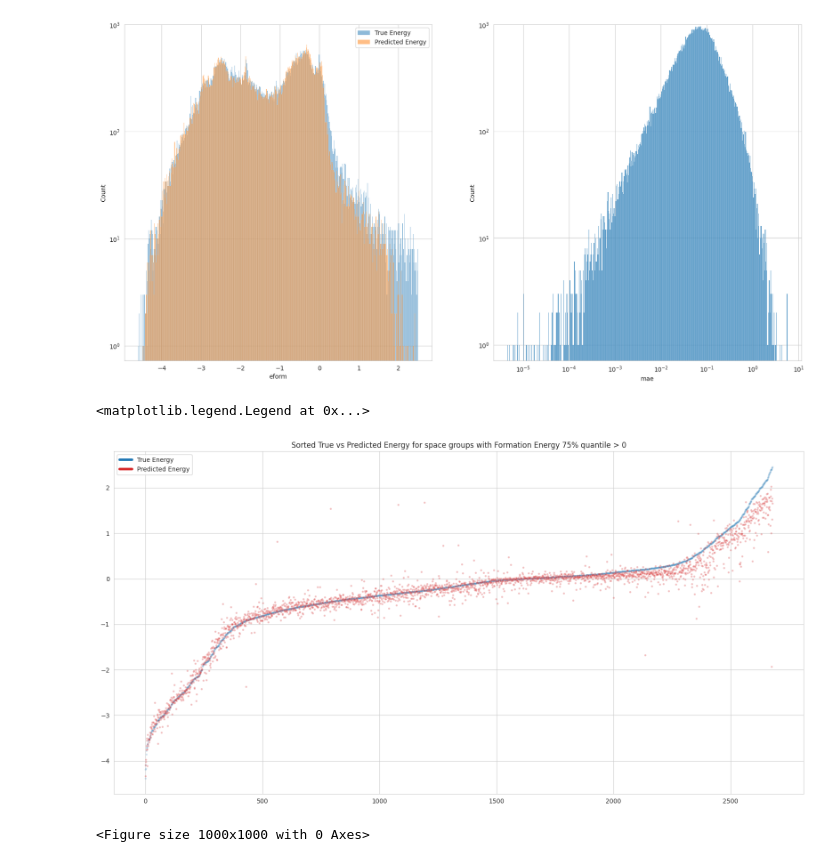
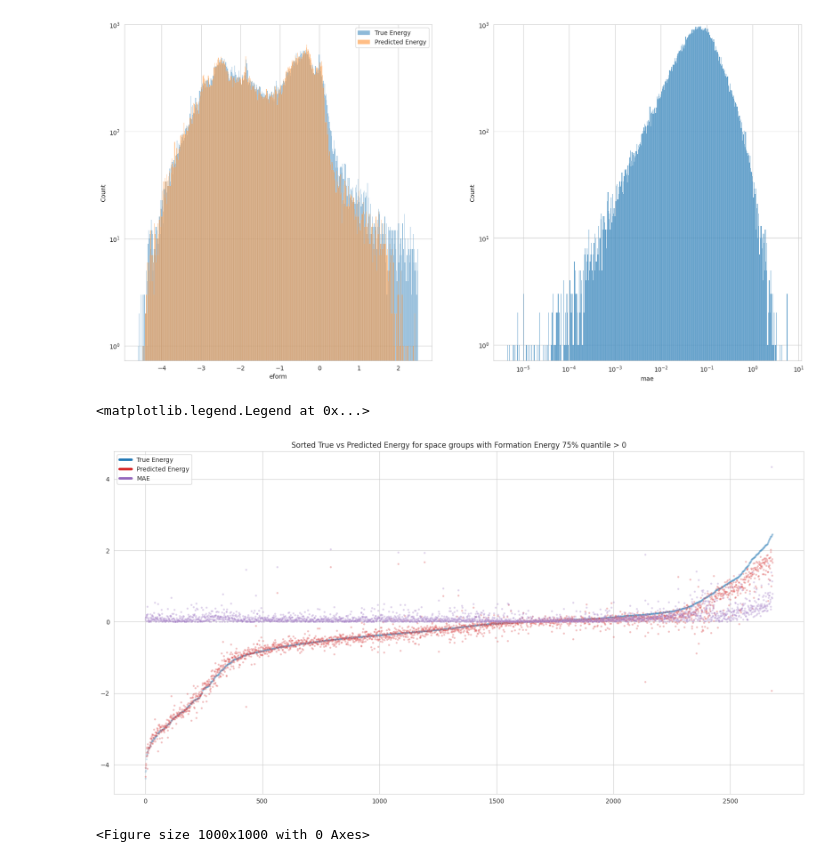
Before and after one commit to sh-divya/ActiveLearningMaterials, a Jupyter notebook: notebooks/proxy_loss.ipynb, the cells around one changed output. Saved outputs shown, nothing was run; the diff lists cells and outputs as text; code cells hidden in the pictures.

```diff
--- a/notebooks/proxy_loss.ipynb
+++ b/notebooks/proxy_loss.ipynb
@@ -202,32 +202,41 @@ axs[0].legend()
 # %%
 sorted_df = df[(df.dataset == "val") & (df.sg.isin(sg_pos))]
 sort_idx = np.argsort(sorted_df["eform"].values)
 plt.figure(figsize=(20, 10))
 sns.scatterplot(
     x=np.arange(len(sorted_df)),
     y=sorted_df["eform"].values[sort_idx],
     label="True Energy",
     alpha=0.2,
     s=10,
 )
 sns.scatterplot(
     x=np.arange(len(sorted_df)),
     y=sorted_df["pred"].values[sort_idx],
     label="Predicted Energy",
     alpha=0.3,
     s=10,
     color="C3",
 )
+sns.scatterplot(
+    x=np.arange(len(sorted_df)),
+    y=sorted_df["mae"].values[sort_idx],
+    label="MAE",
+    alpha=0.3,
+    s=10,
+    color="C4",
+)
 plt.title("Sorted True vs Predicted Energy for space groups with Formation Energy 75% quantile > 0")
 plt.legend(
     handles=[
         plt.Line2D([0], [0], color="C0", lw=4, label="True Energy"),
         plt.Line2D([0], [0], color="C3", lw=4, label="Predicted Energy"),
+        plt.Line2D([0], [0], color="C4", lw=4, label="MAE"),
     ],
 )
 # %% [output]
 <matplotlib.legend.Legend at 0x...>
-[figure, old version]
+[figure, new version]
 # %%
 import matplotlib.gridspec as gridspec
 
```
